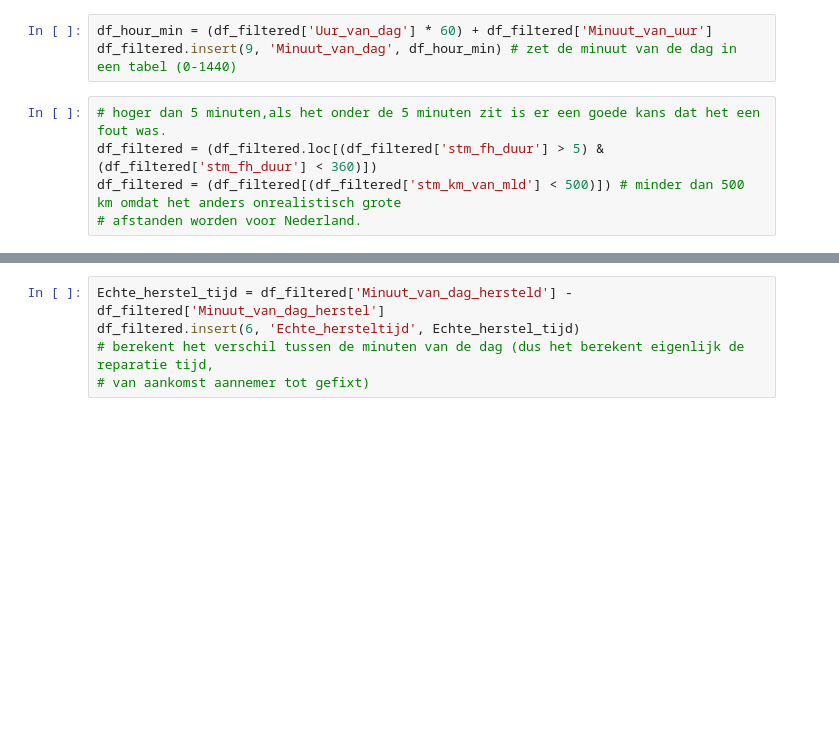
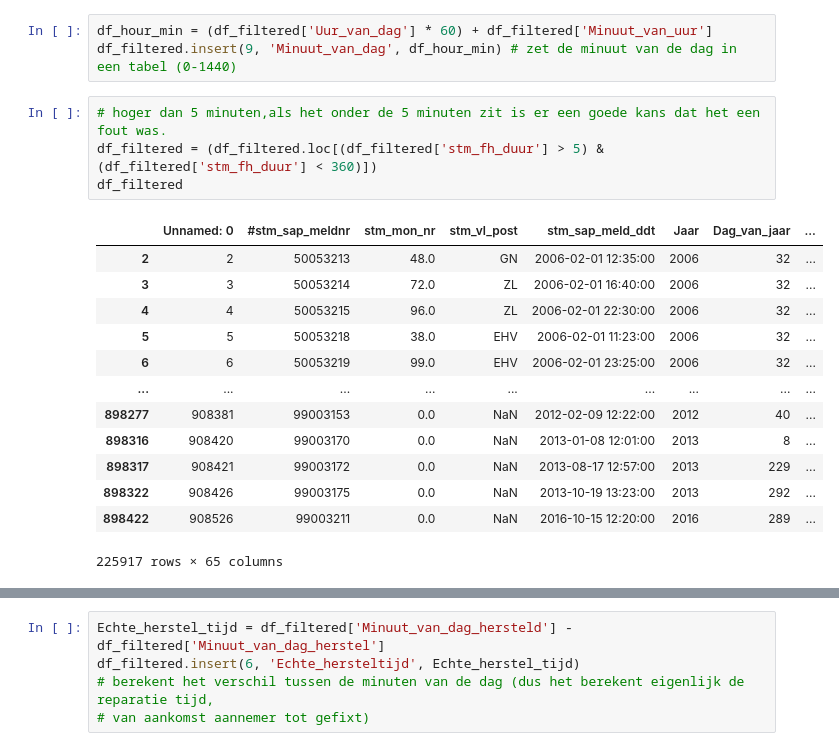
Before and after one commit to frankspak/DDB-groep11, a Jupyter notebook: Project-DDB.ipynb, the cells around one changed output, grey strips where cells are left out. Cells and saved outputs as stored; diff of their text form; blank space fills up the shorter version.

```diff
--- a/Project-DDB.ipynb
+++ b/Project-DDB.ipynb
@@ -162,8 +169,21 @@ df_filtered.insert(9, 'Minuut_van_dag', df_hour_min) # zet de minuut van de dag
 # %%
 # hoger dan 5 minuten,als het onder de 5 minuten zit is er een goede kans dat het een fout was.
 df_filtered = (df_filtered.loc[(df_filtered['stm_fh_duur'] > 5) & (df_filtered['stm_fh_duur'] < 360)])
-df_filtered = (df_filtered[(df_filtered['stm_km_van_mld'] < 500)]) # minder dan 500 km omdat het anders onrealistisch grote
-# afstanden worden voor Nederland.
+df_filtered
+# %% [output]
+|  | Unnamed: 0 | #stm_sap_meldnr | stm_mon_nr | stm_vl_post | stm_sap_meld_ddt | Jaar | Dag_van_jaar | ... |
+| 2 | 2 | 50053213 | 48.0 | GN | 2006-02-01 12:35:00 | 2006 | 32 | ... |
+| 3 | 3 | 50053214 | 72.0 | ZL | 2006-02-01 16:40:00 | 2006 | 32 | ... |
+| 4 | 4 | 50053215 | 96.0 | ZL | 2006-02-01 22:30:00 | 2006 | 32 | ... |
+| 5 | 5 | 50053218 | 38.0 | EHV | 2006-02-01 11:23:00 | 2006 | 32 | ... |
+| 6 | 6 | 50053219 | 99.0 | EHV | 2006-02-01 23:25:00 | 2006 | 32 | ... |
+| ... | ... | ... | ... | ... | ... | ... | ... | ... |
+| 898277 | 908381 | 99003153 | 0.0 | NaN | 2012-02-09 12:22:00 | 2012 | 40 | ... |
+| 898316 | 908420 | 99003170 | 0.0 | NaN | 2013-01-08 12:01:00 | 2013 | 8 | ... |
+| 898317 | 908421 | 99003172 | 0.0 | NaN | 2013-08-17 12:57:00 | 2013 | 229 | ... |
+| 898322 | 908426 | 99003175 | 0.0 | NaN | 2013-10-19 13:23:00 | 2013 | 292 | ... |
+| 898422 | 908526 | 99003211 | 0.0 | NaN | 2016-10-15 12:20:00 | 2016 | 289 | ... |
+225917 rows × 65 columns
 # %%
 # minuut van de dag dat de aannemer ter plekken is gekomen lijst gemaakt en in dataset gezet.
 df_filtered['stm_aanntpl_tijd'] = df_filtered['stm_aanntpl_tijd'].apply(pd.to_datetime)
```
Also changed, not shown: parts of 39 cells of this notebook.
